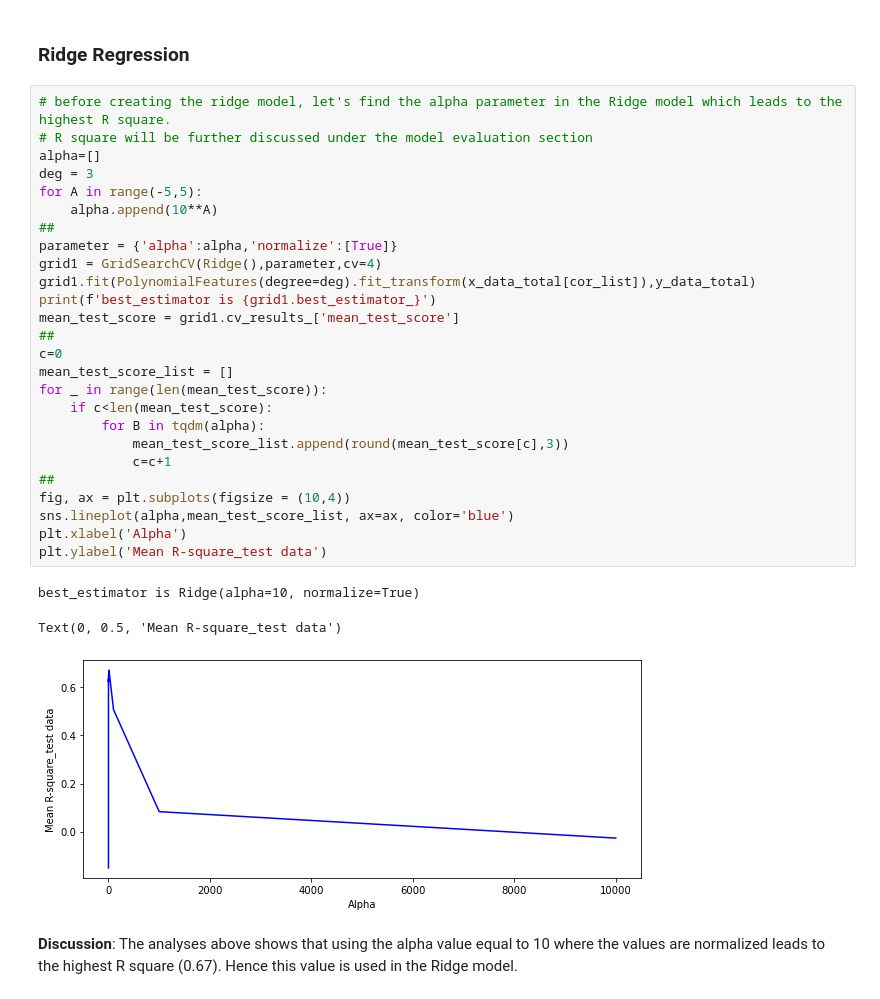
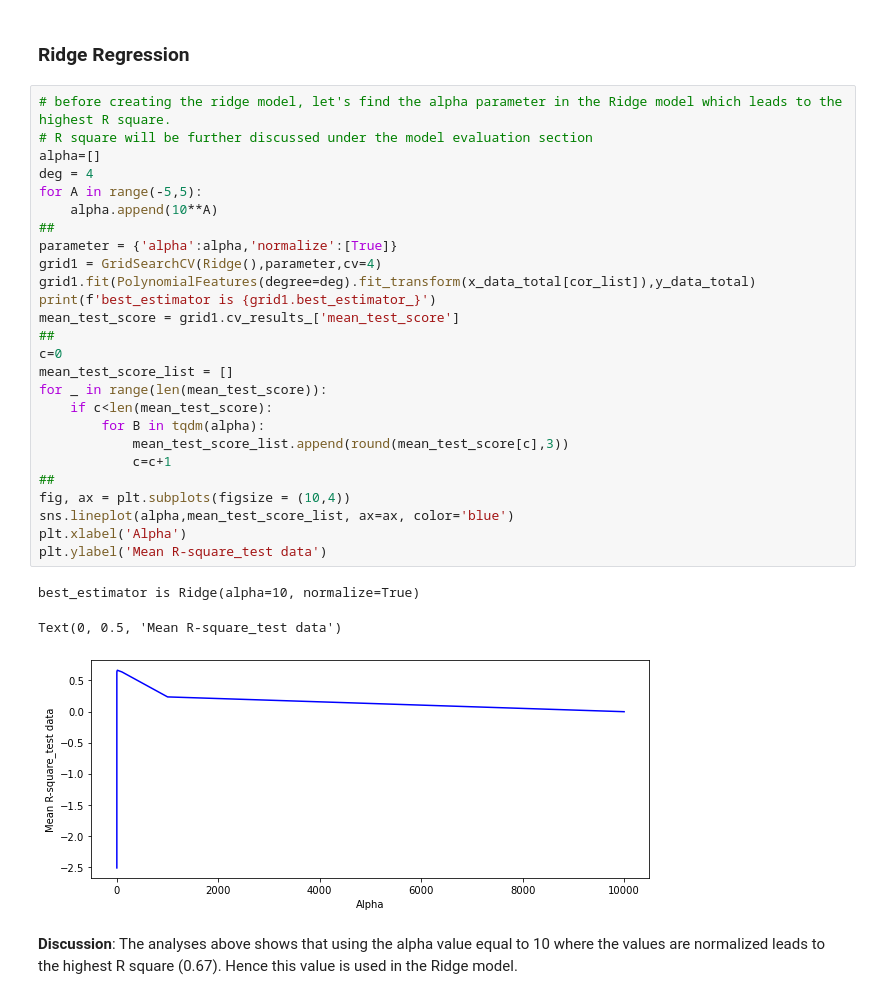
Before and after one commit to Farhad-Davaripour/Step_by_Step_Data_Analysis_Auto_Dataset, a Jupyter notebook: Code_Python.ipynb, the cells around one changed output. Drawn from its saved outputs; the diff is of its cells as text.

```diff
--- a/Code_Python.ipynb
+++ b/Code_Python.ipynb
@@ -654,33 +654,33 @@ Text(0.5, 1.0, 'Distribution plot')
 # %%
 # before creating the ridge model, let's find the alpha parameter in the Ridge model which leads to the highest R square.
 # R square will be further discussed under the model evaluation section
 alpha=[]
-deg = 3
+deg = 4
 for A in range(-5,5):
     alpha.append(10**A)
 ##
 parameter = {'alpha':alpha,'normalize':[True]}
 grid1 = GridSearchCV(Ridge(),parameter,cv=4)
 grid1.fit(PolynomialFeatures(degree=deg).fit_transform(x_data_total[cor_list]),y_data_total)
 print(f'best_estimator is {grid1.best_estimator_}')
 mean_test_score = grid1.cv_results_['mean_test_score']
 ##
 c=0
 mean_test_score_list = []
 for _ in range(len(mean_test_score)):
     if c<len(mean_test_score):
         for B in tqdm(alpha):
             mean_test_score_list.append(round(mean_test_score[c],3))
             c=c+1
 ##
 fig, ax = plt.subplots(figsize = (10,4))
 sns.lineplot(alpha,mean_test_score_list, ax=ax, color='blue')
 plt.xlabel('Alpha')
 plt.ylabel('Mean R-square_test data')
 # %% [output]
 best_estimator is Ridge(alpha=10, normalize=True)
 Text(0, 0.5, 'Mean R-square_test data')
-[figure, old version]
+[figure, new version]
 # %% [markdown]
 **Discussion**: The analyses above shows that using the alpha value equal to 10 where the values are normalized leads to the highest R square (0.67). Hence this value is used in the Ridge model.
 # %%
```
Also changed, not shown: parts of 10 cells of this notebook.
